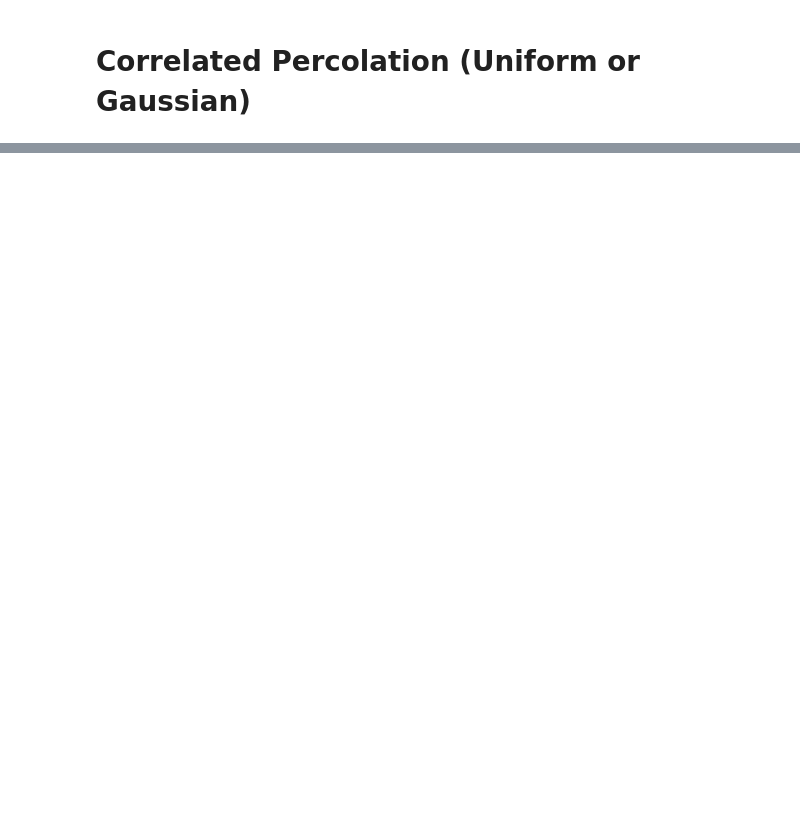
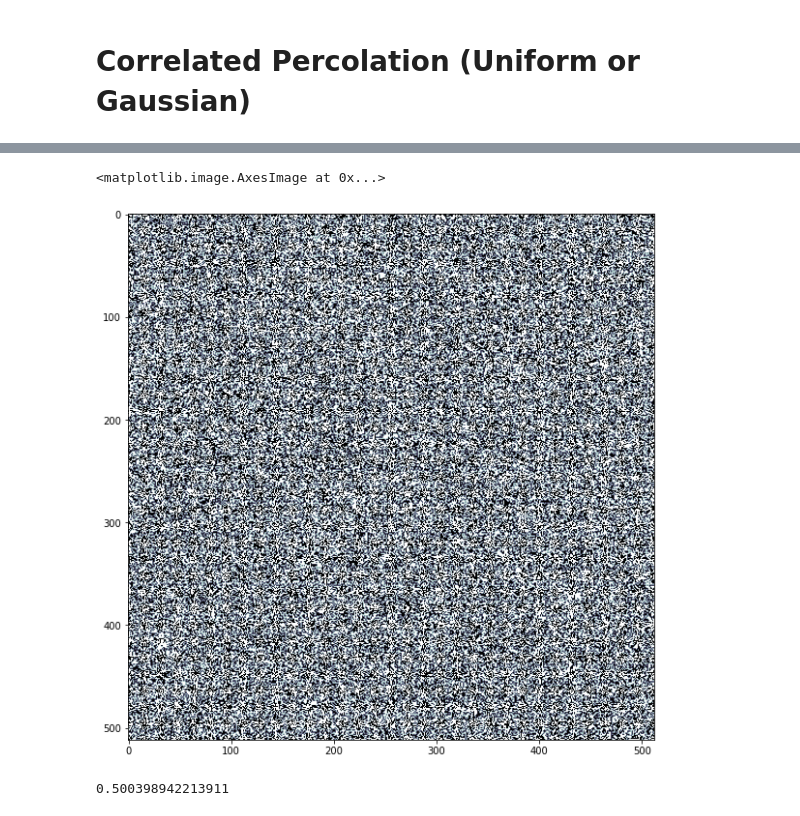
Before and after one commit to sebgrijalva/PerClus, a Jupyter notebook: examples/Basic Use.ipynb, the cells around one changed output, grey strips where cells are left out. Drawn from its saved outputs; the diff is of its cells as text; code cells hidden in the pictures; blank space fills up the shorter version.

```diff
--- a/examples/Basic Use.ipynb
+++ b/examples/Basic Use.ipynb
@@ -69,0 +103,19 @@ plt.colorbar(fraction=0.047, pad=0.02)
+# %%
+from collections import Counter
+
+L = 512
+gauss_surf = Correlated(L,L,type='uniform', H=-1)
+# %%
+clust = gauss_surf.get_clusters(h=-0.1)
+big_index, big_mass = Counter(clust.flatten()).most_common()[0]
+big_cluster = (clust == big_index).astype(int)
+plt.figure(figsize=(10,10))
+plt.imshow(big_cluster, cmap='bone_r')
+# %% [output]
+<matplotlib.image.AxesImage at 0x...>
+[figure, added]
+# %%
+from scipy.special import erfc
+0.5*erfc(-0.001/np.sqrt(2))
+# %% [output]
+0.500398942213911
```
Also changed, not shown: parts of 11 cells of this notebook, 1 other file.
